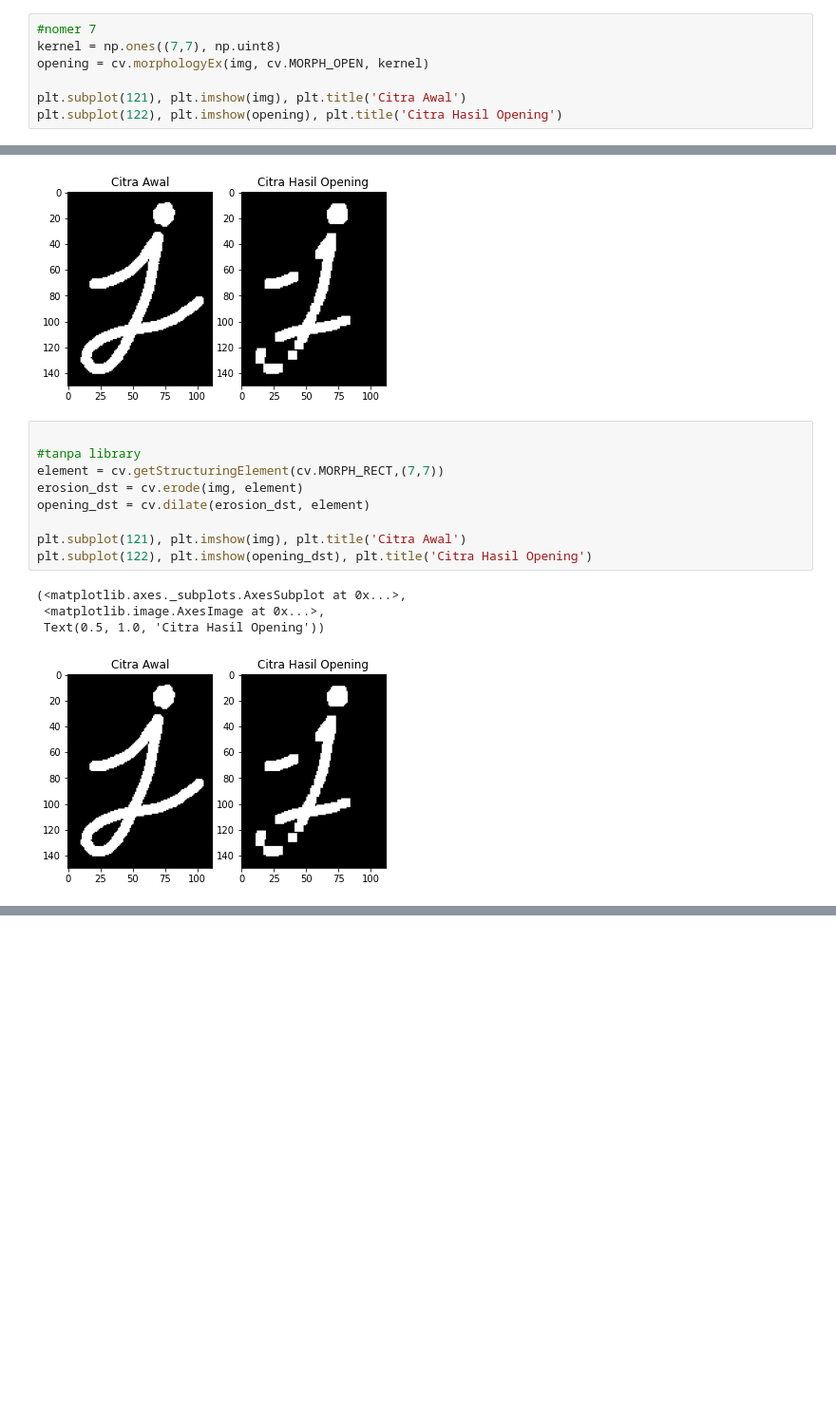
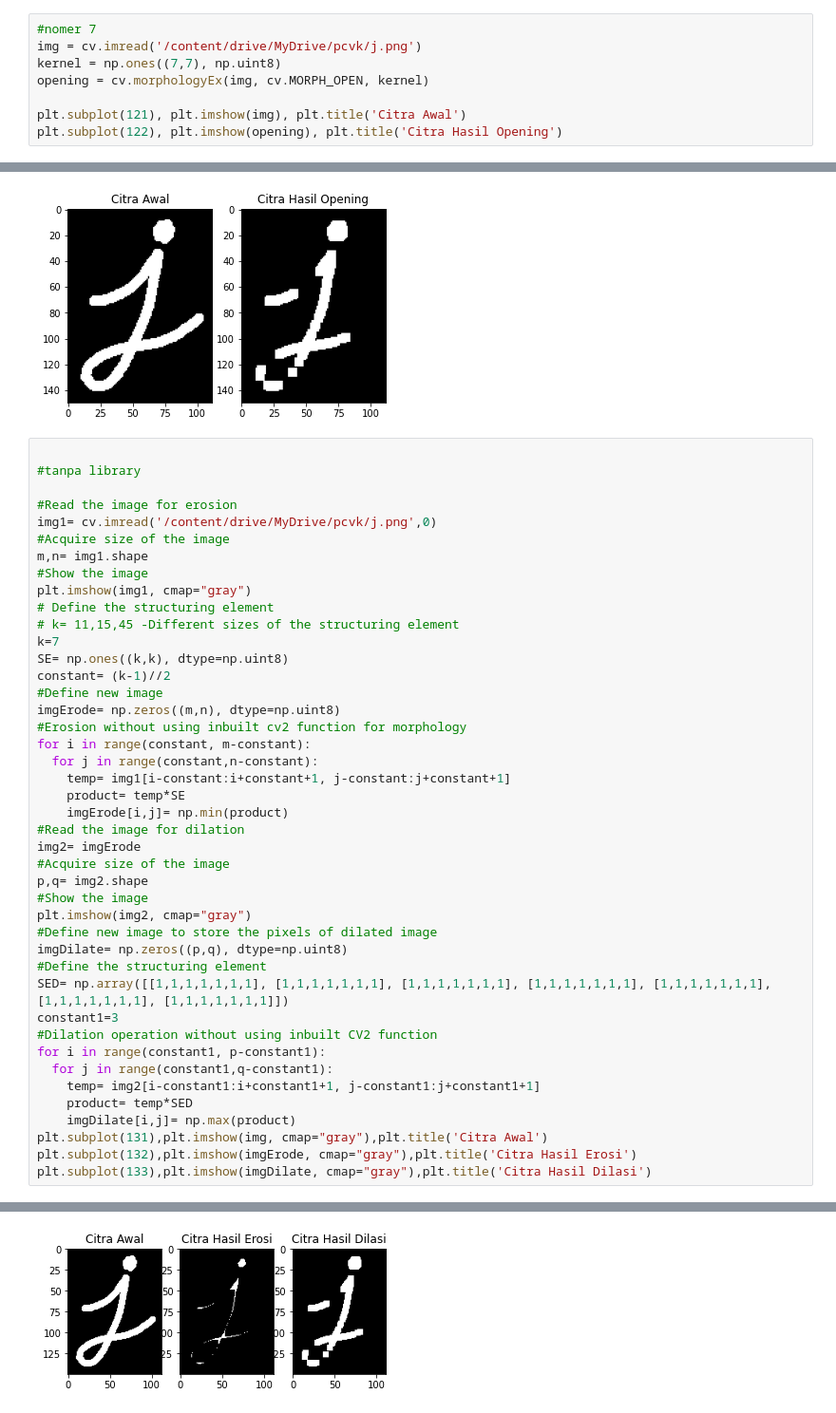
Before and after one commit to haidaroktafiansyah/PCVK_Genap_2021, a Jupyter notebook: Week8.ipynb, the cells around one changed output, grey strips where cells are left out. Shown at 95% size. Cells and saved outputs as stored; diff of their text form; blank space fills up the shorter version.

```diff
--- a/Week8.ipynb
+++ b/Week8.ipynb
@@ -70,6 +65,7 @@ plt.subplot(122), plt.imshow(erosion), plt.title('Citra Hasil Erosi')
 [figure]
 # %%
 #nomer 7
+img = cv.imread('/content/drive/MyDrive/pcvk/j.png')
 kernel = np.ones((7,7), np.uint8)
 opening = cv.morphologyEx(img, cv.MORPH_OPEN, kernel)
 
@@ -80,17 +76,47 @@ plt.subplot(122), plt.imshow(opening), plt.title('Citra Hasil Opening')
  <matplotlib.image.AxesImage at 0x...>,
  Text(0.5, 1.0, 'Citra Hasil Opening'))
 [figure]
-# %%
-
-#tanpa library
-element = cv.getStructuringElement(cv.MORPH_RECT,(7,7))
-erosion_dst = cv.erode(img, element)
-opening_dst = cv.dilate(erosion_dst, element)
-
-plt.subplot(121), plt.imshow(img), plt.title('Citra Awal')
-plt.subplot(122), plt.imshow(opening_dst), plt.title('Citra Hasil Opening')
-# %% [output]
-(<matplotlib.axes._subplots.AxesSubplot at 0x...>,
- <matplotlib.image.AxesImage at 0x...>,
- Text(0.5, 1.0, 'Citra Hasil Opening'))
-[figure, removed]
+# %%
+
+#tanpa library
+
+#Read the image for erosion
+img1= cv.imread('/content/drive/MyDrive/pcvk/j.png',0)
+#Acquire size of the image
+m,n= img1.shape
+#Show the image
+plt.imshow(img1, cmap="gray")
+# Define the structuring element
+# k= 11,15,45 -Different sizes of the structuring element
+k=7
+SE= np.ones((k,k), dtype=np.uint8)
+constant= (k-1)//2
+#Define new image
+imgErode= np.zeros((m,n), dtype=np.uint8)
+#Erosion without using inbuilt cv2 function for morphology
+for i in range(constant, m-constant):
+  for j in range(constant,n-constant):
+    temp= img1[i-constant:i+constant+1, j-constant:j+constant+1]
+    product= temp*SE
+    imgErode[i,j]= np.min(product)
+#Read the image for dilation
+img2= imgErode
+#Acquire size of the image
+p,q= img2.shape
+#Show the image
+plt.imshow(img2, cmap="gray")
+#Define new image to store the pixels of dilated image
+imgDilate= np.zeros((p,q), dtype=np.uint8)
+#Define the structuring element
+SED= np.array([[1,1,1,1,1,1,1], [1,1,1,1,1,1,1], [1,1,1,1,1,1,1], [1,1,1,1,1,1,1], [1,1,1,1,1,1,1], [1,1,1,1,1,1,1], [1,1,1,1,1,1,1]])
+constant1=3
+#Dilation operation without using inbuilt CV2 function
+for i in range(constant1, p-constant1):
+  for j in range(constant1,q-constant1):
+    temp= img2[i-constant1:i+constant1+1, j-constant1:j+constant1+1]
+    product= temp*SED
+    imgDilate[i,j]= np.max(product)
+plt.subplot(131),plt.imshow(img, cmap="gray"),plt.title('Citra Awal')
+plt.subplot(132),plt.imshow(imgErode, cmap="gray"),plt.title('Citra Hasil Erosi')
+plt.subplot(133),plt.imshow(imgDilate, cmap="gray"),plt.title('Citra Hasil Dilasi')
+# %% [output]
@@ -97,3 +126,4 @@ plt.subplot(122), plt.imshow(opening_dst), plt.title('Citra Hasil Opening')
+[figure, added]
 # %%
 #nomor 8
 kernel = np.ones((7,7), np.uint8)
```
Also changed, not shown: parts of 5 cells of this notebook.
